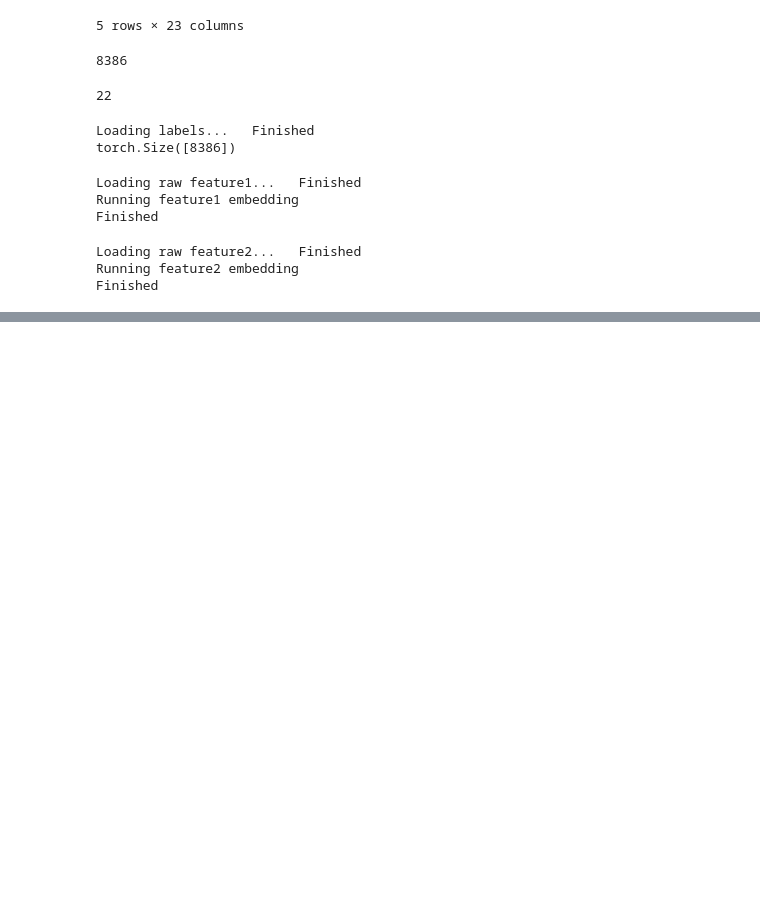
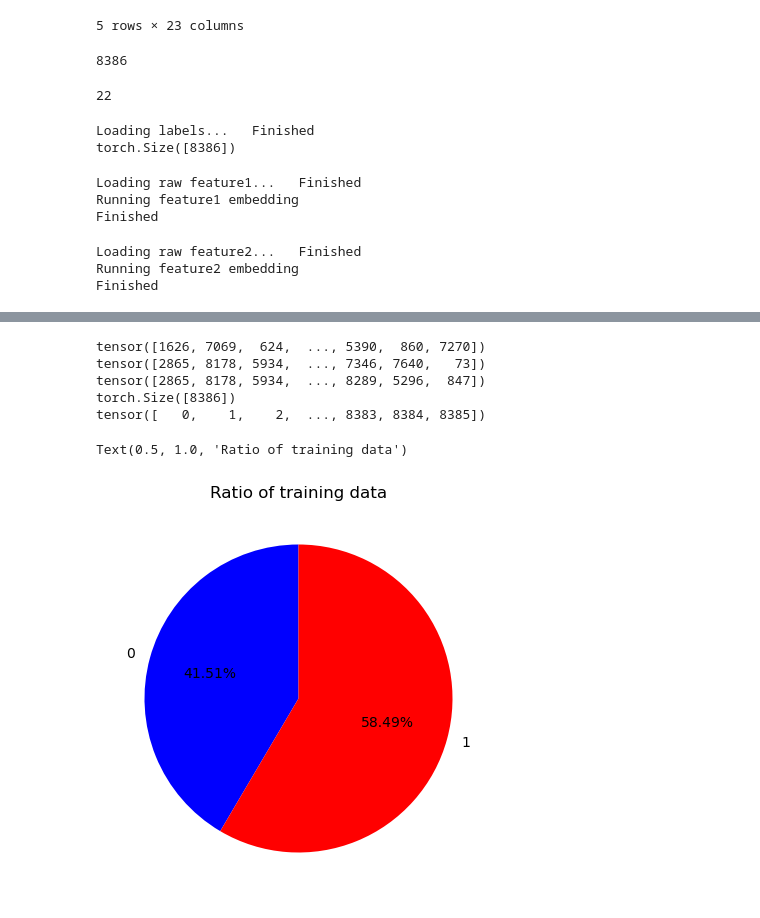
Before and after one commit to Daronen/NN-Project-Social-Bot-detection-, a Jupyter notebook: TestingModel2.ipynb, the cells around one changed output, grey strips where cells are left out. Cells and saved outputs as stored; diff of their text form; code cells hidden in the pictures; blank space fills up the shorter version.

```diff
--- a/TestingModel2.ipynb
+++ b/TestingModel2.ipynb
@@ -736,13 +400,55 @@ print(counts)
 # %%
-train_idx1=torch.load('./Data/'+'train_idx.pt')
-val_idx1=torch.load('./Data/'+'val_idx.pt')
-test_idx1=torch.load('./Data/'+'test_idx.pt')
-
 index = []
 for i in range(num_prop.shape[0]):
     #print(i)
     index.append(i)
 
 index_tens = torch.tensor(index)
+from sklearn.model_selection import train_test_split
+from torch.utils.data import Subset
+
+# Split the dataset into training and validation sets
+train_idx, val_idx = train_test_split(index_tens, test_size=0.15, random_state=42)
+
+# Further split the training set into training and test sets
+train_idx, test_idx = train_test_split(index_tens, test_size=0.15 / 0.85, random_state=42)
+print(train_idx)
+print(val_idx)
+print(test_idx)
 print(index_tens.shape)
 print(index_tens)
+# %% [output]
+tensor([1626, 7069,  624,  ..., 5390,  860, 7270])
+tensor([2865, 8178, 5934,  ..., 7346, 7640,   73])
+tensor([2865, 8178, 5934,  ..., 8289, 5296,  847])
+torch.Size([8386])
+tensor([   0,    1,    2,  ..., 8383, 8384, 8385])
+# %%
+import matplotlib.pyplot as plt
+import seaborn as sns
+outputs_test = labels[train_idx].tolist()
+botlable = 0
+personlable = 0
+for lable in outputs_test:
+    if lable:
+        botlable +=1
+    else:
+        personlable +=1
+#print("botlable:", botlable+ personlable)
+
+# Pie chart, where the slices will be ordered and plotted counter-clockwise:
+labels1 = {0, 1}
+sizes = [personlable, botlable]
+
+fig1, ax1 = plt.subplots(figsize = (5,5))
+ax1.pie(sizes, labels=labels1, autopct='%1.2f%%',
+        startangle=90,
+        colors=['b','r'])
+
+#ax1.axis('equal')  # Equal aspect ratio ensures that pie is drawn as a circle.
+
+text =  'Ratio of training data'
+ax1.set_title(text)
+# %% [output]
+Text(0.5, 1.0, 'Ratio of training data')
+[figure, added]
```
Also changed, not shown: parts of 16 cells of this notebook.
